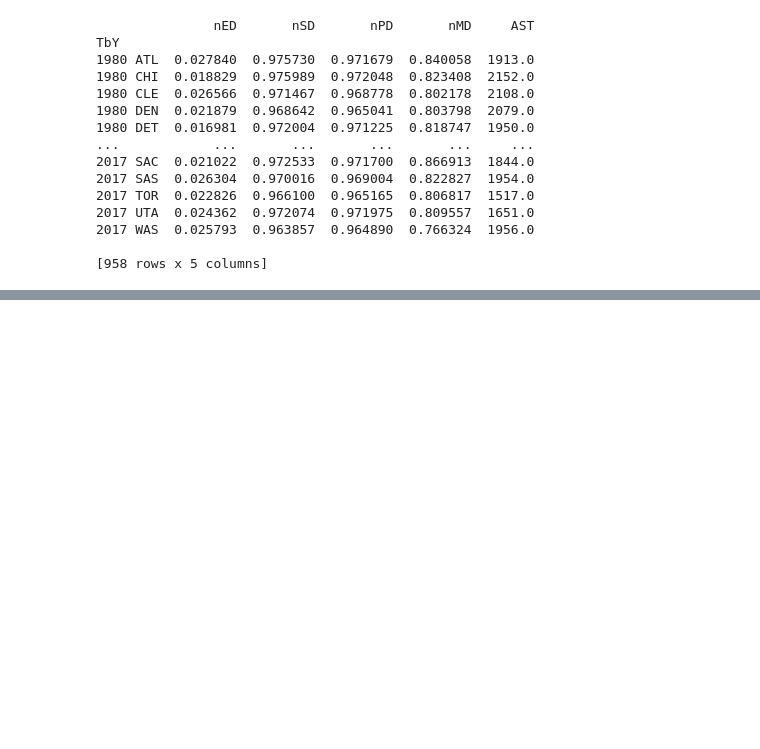
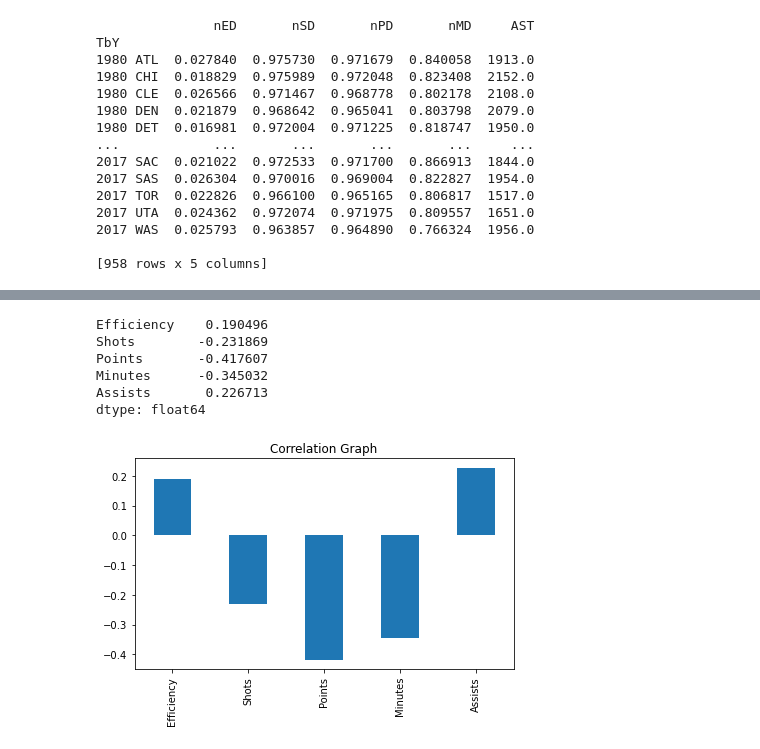
Before and after one commit to canudi/BD_final_project, a Jupyter notebook: final.ipynb, the cells around one changed output, grey strips where cells are left out. Drawn from its saved outputs; the diff is of its cells as text; code cells hidden in the pictures; blank space fills up the shorter version.

```diff
--- a/final.ipynb
+++ b/final.ipynb
@@ -226,0 +228,20 @@ relevant_teams_df = relevant_teams_df.loc[success.index]
+# %%
+"""checking the correlation of the custom success with each parameter"""
+correlation_series = pd.Series({"Efficiency" : stats.pearsonr(relevant_teams_df.nED, success)[0],
+                                "Shots" : stats.pearsonr(relevant_teams_df.nSD, success)[0],
+                                "Points" : stats.pearsonr(relevant_teams_df.nPD, success)[0],
+                                "Minutes" : stats.pearsonr(relevant_teams_df.nMD, success)[0],
+                                "Assists" : stats.pearsonr(relevant_teams_df.AST, success)[0]})
+print(correlation_series)
+correlation_series.plot(kind='bar')
+plt.tight_layout()
+plt.title('Correlation Graph')
+plt.show()
+# %% [output]
+Efficiency    0.190496
+Shots        -0.231869
+Points       -0.417607
+Minutes      -0.345032
+Assists       0.226713
+dtype: float64
+[figure, added]
```
Also changed, not shown: parts of 6 cells of this notebook, 1 other file.
